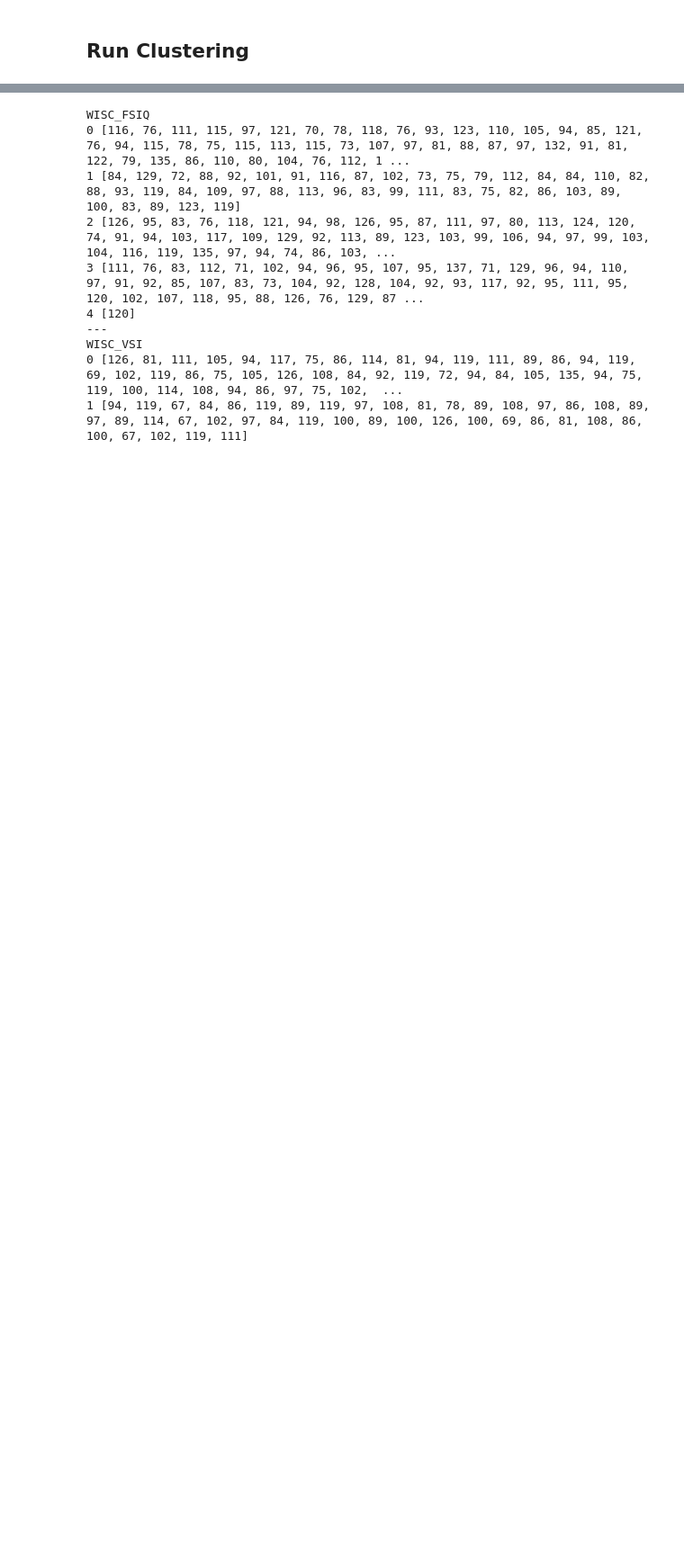
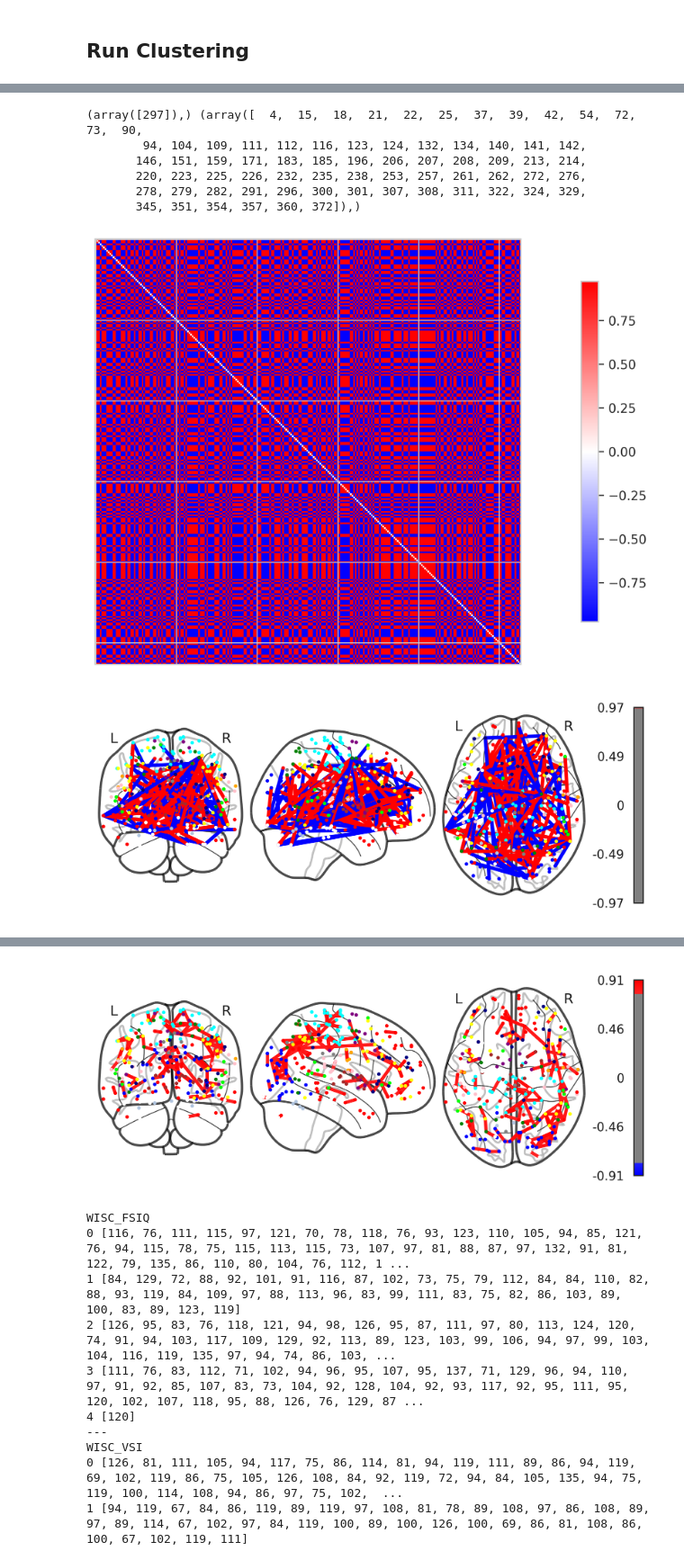
Before and after one commit to Brian-Pho/MSc_Research-Project, a Jupyter notebook: src/Models/KMeans.ipynb, the cells around one changed output, grey strips where cells are left out. Shown at 90% size. Drawn from its saved outputs; the diff is of its cells as text; code cells hidden in the pictures; blank space fills up the shorter version.

```diff
--- a/src/Models/KMeans.ipynb
+++ b/src/Models/KMeans.ipynb
@@ -124,0 +138,16 @@ Cluster 4 Sex: (array([0]), array([1]))
+# %%
+from common.plotting import plot_connections
+
+plot_connections(X[cluster_indices[-1]])
+plot_connections(X[cluster_indices[0]][0])
+
+print(cluster_indices[-1], cluster_indices[0])
+# %% [output]
+(array([297]),) (array([  4,  15,  18,  21,  22,  25,  37,  39,  42,  54,  72,  73,  90,
+        94, 104, 109, 111, 112, 116, 123, 124, 132, 134, 140, 141, 142,
+       146, 151, 159, 171, 183, 185, 196, 206, 207, 208, 209, 213, 214,
+       220, 223, 225, 226, 232, 235, 238, 253, 257, 261, 262, 272, 276,
+       278, 279, 282, 291, 296, 300, 301, 307, 308, 311, 322, 324, 329,
+       345, 351, 354, 357, 360, 372]),)
+[figure, added]
+[figure, added]
@@ -125,3 +155,4 @@ Cluster 4 Sex: (array([0]), array([1]))
+[figure, added]
 # %%
 from common.wisc import WISC_LEVEL
 
```
Also changed, not shown: parts of 6 cells of this notebook, 6 other files.
